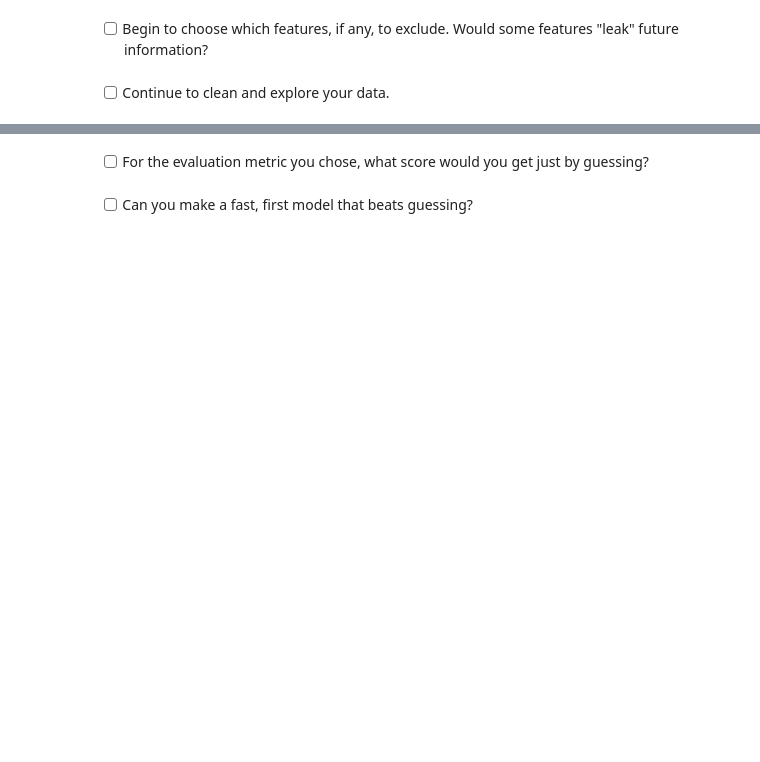
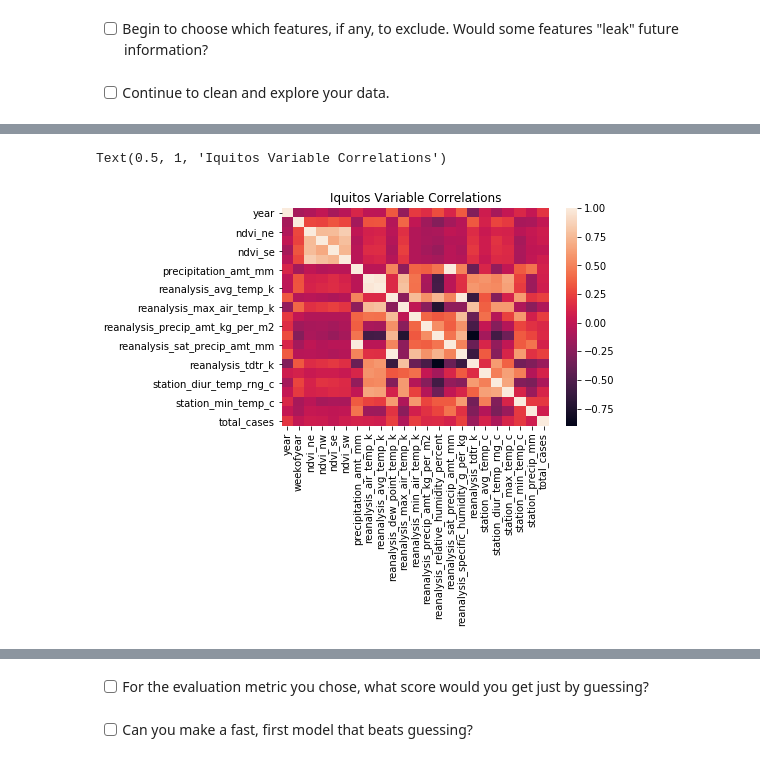
Before and after one commit to JackRossProjects/Dengue-Fever-Prediction, a Jupyter notebook: Dengue-Fever-Prediction.ipynb, the cells around one changed output, grey strips where cells are left out. Cells and saved outputs as stored; diff of their text form; code cells hidden in the pictures; blank space fills up the shorter version.

```diff
--- a/Dengue-Fever-Prediction.ipynb
+++ b/Dengue-Fever-Prediction.ipynb
@@ -216,0 +296,7 @@ sns.lineplot(x='year', y='total_cases',data=train)
+# %%
+# plot iquitos
+iq_corr_heat = sns.heatmap(iq_correlations)
+plt.title('Iquitos Variable Correlations')
+# %% [output]
+Text(0.5, 1, 'Iquitos Variable Correlations')
+[figure, added]
```
Also changed, not shown: parts of 16 cells of this notebook.
